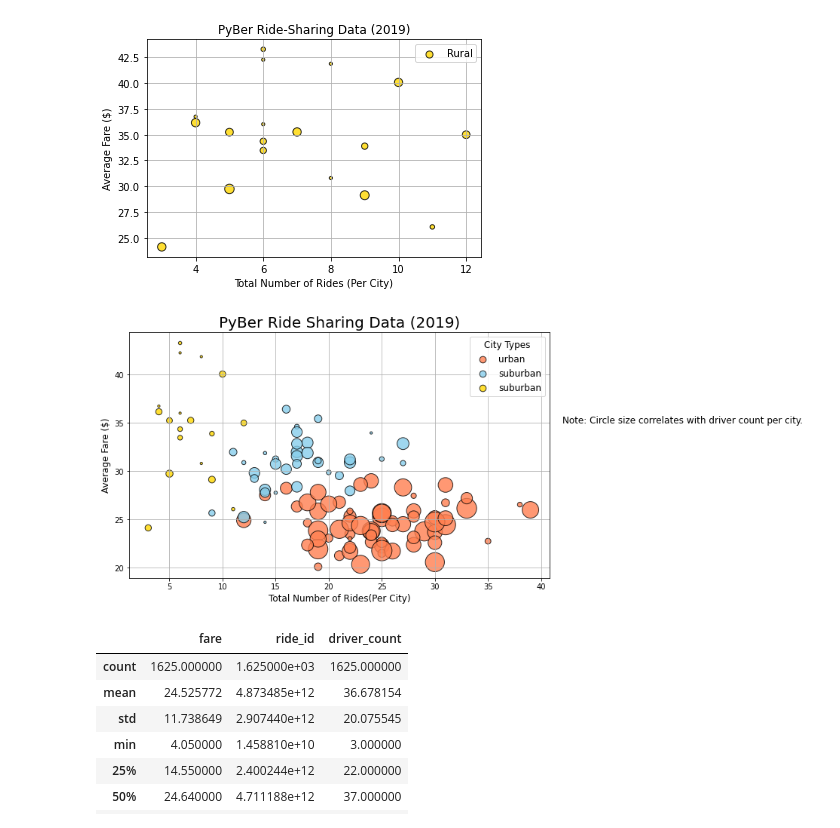
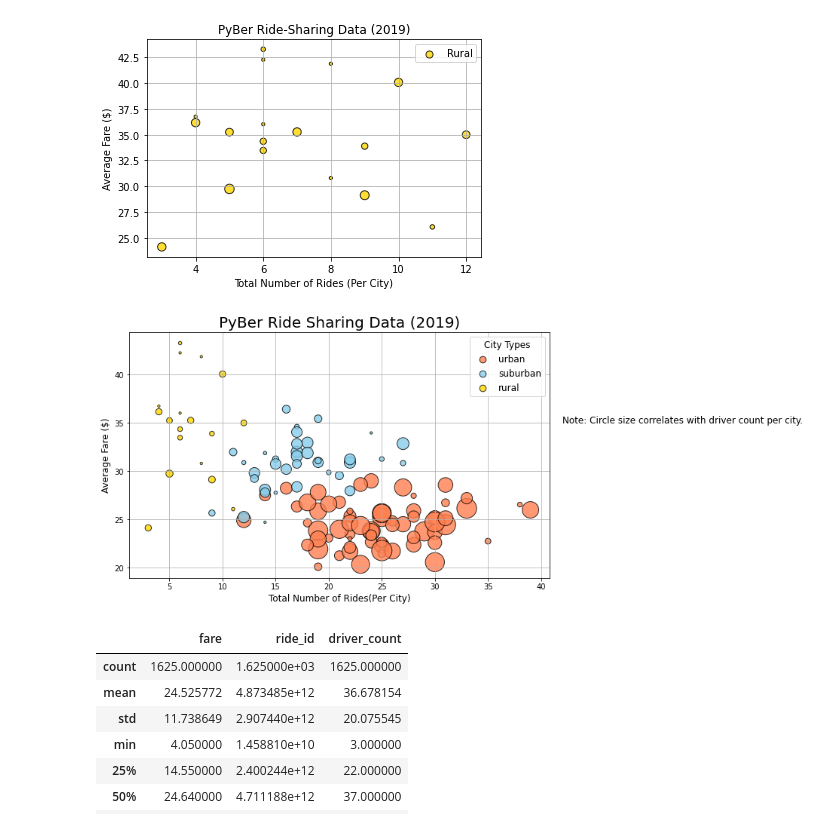
Before and after one commit to smj452/PyBer_Analysis, a Jupyter notebook: PyBer.ipynb, the cells around one changed output. Drawn from its saved outputs; the diff is of its cells as text; code cells hidden in the pictures.

```diff
--- a/PyBer.ipynb
+++ b/PyBer.ipynb
@@ -483,34 +483,34 @@ plt.legend()
 # %%
 # Combine all 3 graphs
 plt.subplots(figsize=(10,6))
 plt.scatter(urban_ride_count, urban_avg_fare, color="coral",
             s=10*urban_driver_count, edgecolors="Black",
             linewidth=1, alpha=0.8, label="urban")
 
 plt.scatter(suburban_ride_count, suburban_avg_fare,
             color="skyblue", s=10*suburban_driver_count, alpha=0.8,
             edgecolors="black", linewidth=1,label="suburban")
 
 plt.scatter(rural_ride_count, rural_avg_fare,
             color="gold", s=10*rural_driver_count, alpha=0.8,
-            edgecolors="black", linewidth=1,label="suburban")
+            edgecolors="black", linewidth=1,label="rural")
 plt.xlabel("Total Number of Rides(Per City)", fontsize=12)
 plt.ylabel("Average Fare ($)", fontsize=12)
 plt.title("PyBer Ride Sharing Data (2019)", fontsize=20)
 plt.grid(True)
 # create a legend
 lgnd = plt.legend(fontsize="12", mode="Expanded", scatterpoints=1, loc="best", title="City Types")
 lgnd.legendHandles[0]._sizes = [75]
 lgnd.legendHandles[1]._sizes = [75]
 lgnd.legendHandles[2]._sizes = [75]
 lgnd.get_title().set_fontsize(12)
 # Incorporate a text label about circle size.
 plt.text(42, 35, "Note: Circle size correlates with driver count per city.", fontsize="12")
 # Save the figure.
 plt.savefig("Analysis/Fig1.png")
 plt.show()
 # %% [output]
-[figure, old version]
+[figure, new version]
 # %%
 # Get summary statistics.
 urban_cities_df.describe()
```
